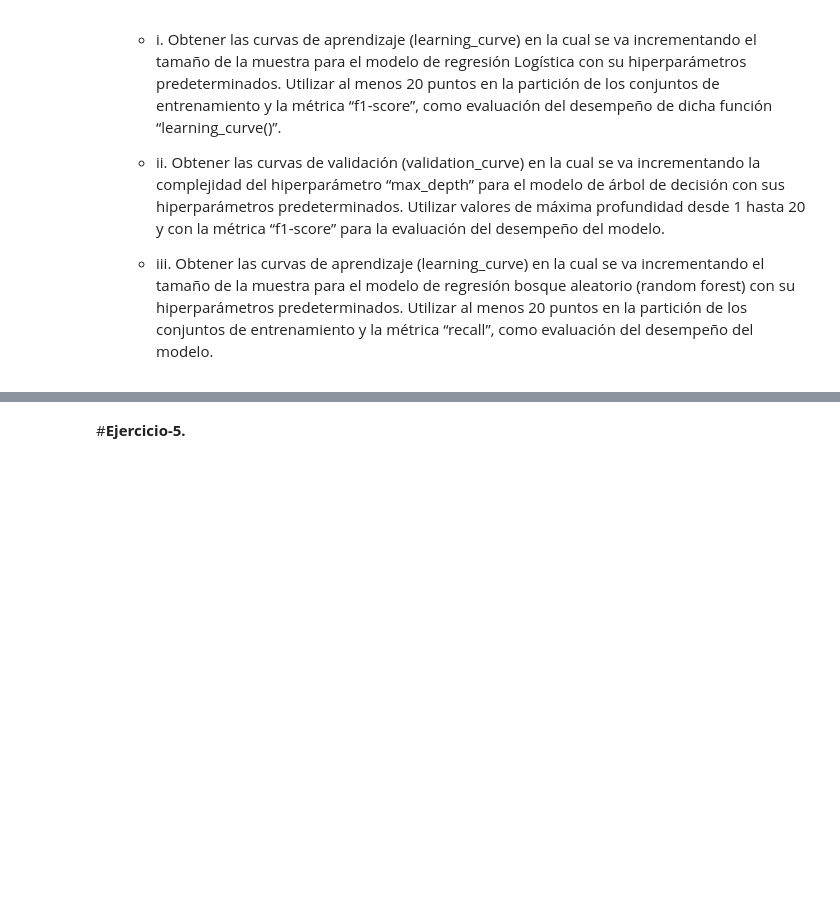
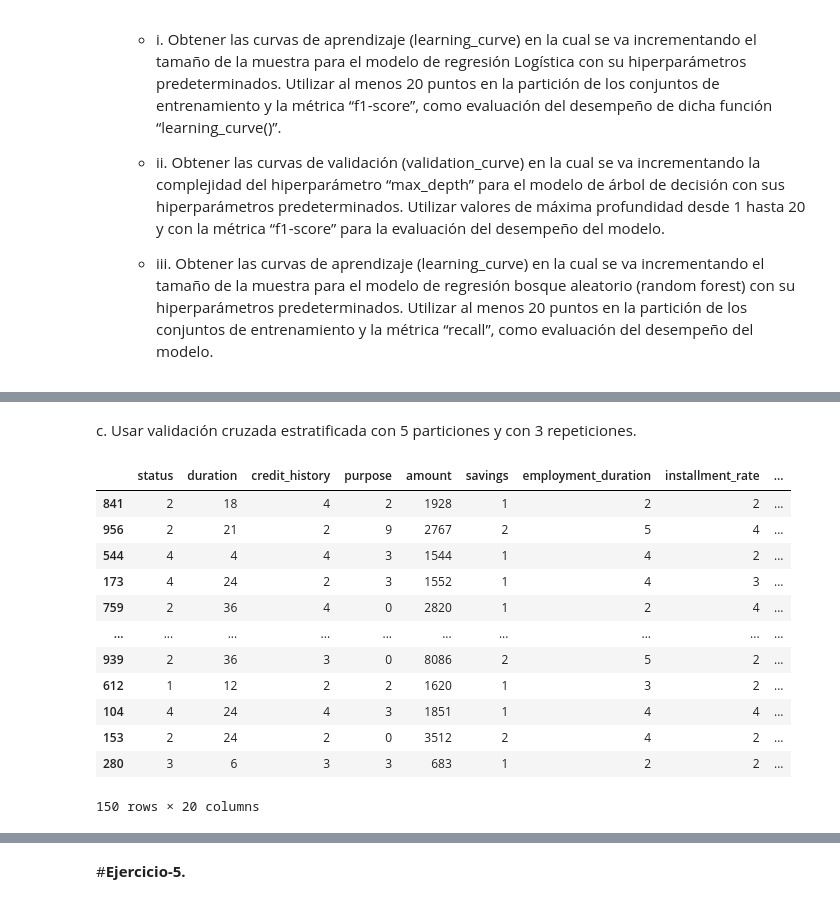
Before and after one commit to KarltonBotics/MNA-IA-Equipos51, a Jupyter notebook: Arboldedecision_Equipo51.ipynb, the cells around one changed output, grey strips where cells are left out. Drawn from its saved outputs; the diff is of its cells as text; code cells hidden in the pictures; blank space fills up the shorter version.

```diff
--- a/Arboldedecision_Equipo51.ipynb
+++ b/Arboldedecision_Equipo51.ipynb
@@ -549,0 +683,2 @@ None
+# %% [markdown]
+c.  Usar validación cruzada estratificada con 5 particiones y con 3 repeticiones.
@@ -549,0 +688,16 @@ None
+# %%
+X_val
+# %% [output]
+|  | status | duration | credit_history | purpose | amount | savings | employment_duration | installment_rate | ... |
+| 841 | 2 | 18 | 4 | 2 | 1928 | 1 | 2 | 2 | ... |
+| 956 | 2 | 21 | 2 | 9 | 2767 | 2 | 5 | 4 | ... |
+| 544 | 4 | 4 | 4 | 3 | 1544 | 1 | 4 | 2 | ... |
+| 173 | 4 | 24 | 2 | 3 | 1552 | 1 | 4 | 3 | ... |
+| 759 | 2 | 36 | 4 | 0 | 2820 | 1 | 2 | 4 | ... |
+| ... | ... | ... | ... | ... | ... | ... | ... | ... | ... |
+| 939 | 2 | 36 | 3 | 0 | 8086 | 2 | 5 | 2 | ... |
+| 612 | 1 | 12 | 2 | 2 | 1620 | 1 | 3 | 2 | ... |
+| 104 | 4 | 24 | 4 | 3 | 1851 | 1 | 4 | 4 | ... |
+| 153 | 2 | 24 | 2 | 0 | 3512 | 2 | 4 | 2 | ... |
+| 280 | 3 | 6 | 3 | 3 | 683 | 1 | 2 | 2 | ... |
+150 rows × 20 columns
```
Also changed, not shown: parts of 24 cells of this notebook.
